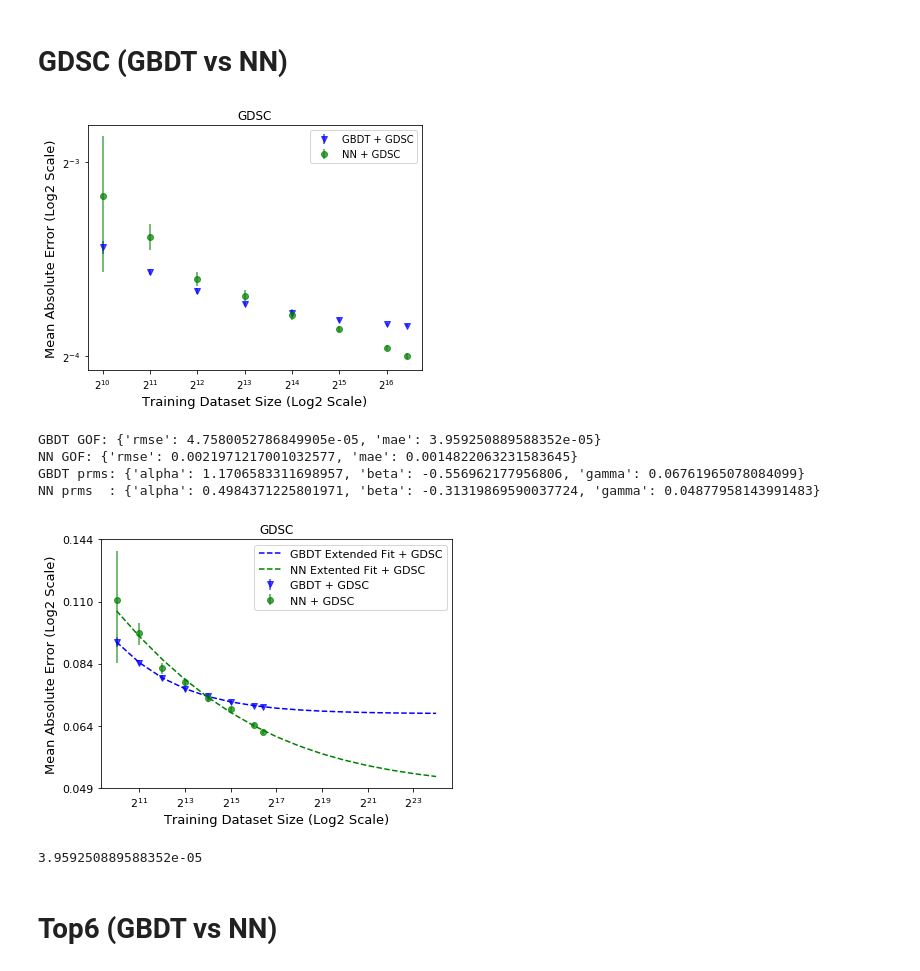
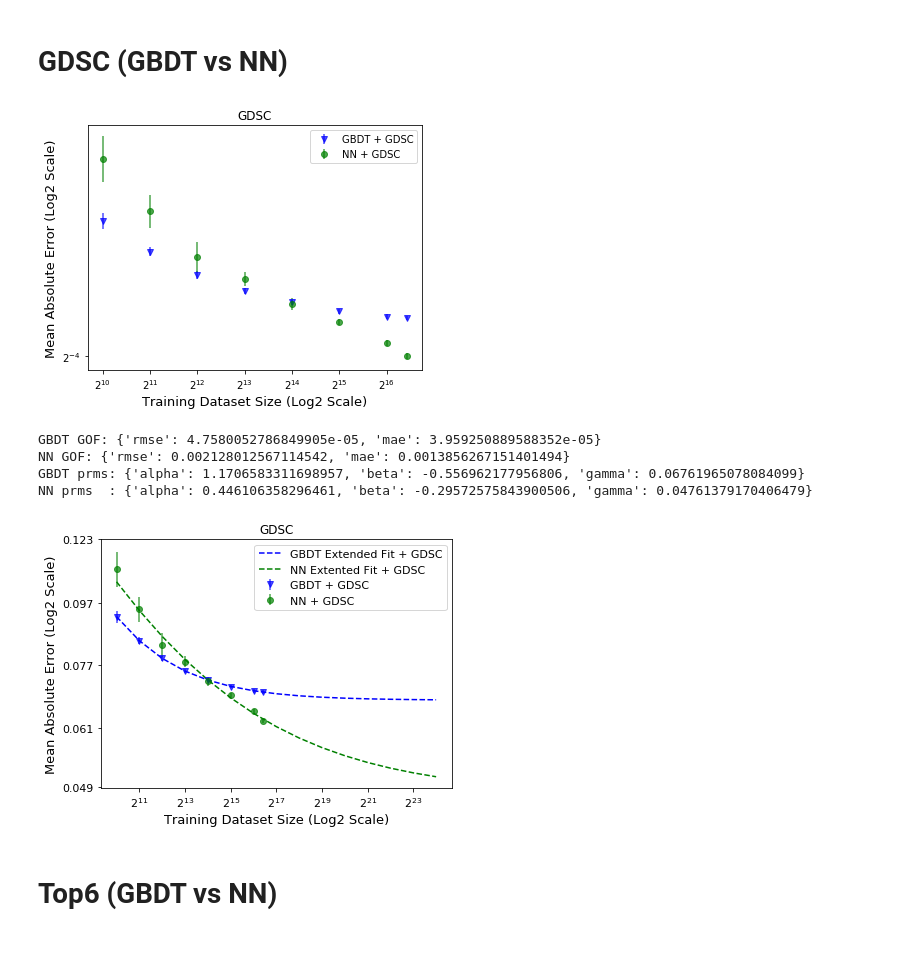
Before and after one commit to adpartin/LearningCurves, a Jupyter notebook: notebooks/ppr_rslt_cmpr_ml.ipynb, the cells around one changed output. Drawn from its saved outputs; the diff is of its cells as text; code cells hidden in the pictures.

```diff
--- a/notebooks/ppr_rslt_cmpr_ml.ipynb
+++ b/notebooks/ppr_rslt_cmpr_ml.ipynb
@@ -123,14 +123,15 @@ plot_args = {'metric_name': metric_name, 'xtick_scale': 'log2', 'ytick_scale': '
 # %% [markdown]
 ### GDSC GBDT
 # %%
-# lgb_gdsc = avg_runs(base_dir=Path('/vol/ml/apartin/projects/LearningCurves/trn.gdsc/split_on_none/multi_seed_lgbm_100_trees'))
-lgb_gdsc = pd.read_csv(Path('/vol/ml/apartin/projects/LearningCurves/trn.gdsc/split_on_none/multi_seed_lgbm_100_trees/scores.csv'))
+lgb_gdsc = avg_runs(base_dir=Path('/vol/ml/apartin/projects/LearningCurves/trn.gdsc/split_on_none/multi_seed_lgbm_100_trees'))
+# lgb_gdsc = pd.read_csv(Path('/vol/ml/apartin/projects/LearningCurves/trn.gdsc/split_on_none/multi_seed_lgbm_100_trees/scores.csv'))  # Better!
 # %% [markdown]
 ### GDSC NN
 # %% [markdown]
 **Final multi-run**
 # %%
-nn_gdsc = pd.read_csv(Path('/vol/ml/apartin/projects/LearningCurves/trn.gdsc/split_on_none/nn_reg0/scores.csv'))
+# nn_gdsc = pd.read_csv(Path('/vol/ml/apartin/projects/LearningCurves/trn.gdsc/split_on_none/nn_reg0/scores.csv'))
+nn_gdsc = pd.read_csv(Path('/vol/ml/apartin/projects/LearningCurves/trn.gdsc/split_on_none/nn_reg0_sub/scores.csv'))
 # %%
 # From a few recent runs
 # nn_gdsc = avg_runs(base_dir=Path('/vol/ml/apartin/projects/LearningCurves/trn.gdsc/split_on_none/nn_reg_ls_best'))
@@ -258,7 +261,7 @@ ax.set_title('GDSC')
 ax.legend(frameon=True, fontsize=10, loc='best')
 ax.grid(False)
 # %% [output]
-[figure, old version]
+[figure, new version]
 # %%
 def plot_lc_fit(x, y, xf, yf, yfit, xext=None, yext=None, xtick_scale='log2', ytick_scale='log2', figsize=(6, 4.5), ax=None,
                fit_line_color='b', extrp_point_color='r', fit_line_ls='--', extrp_point_marker='o'):
@@ -307,6 +310,7 @@ def plot_lc_fit(x, y, xf, yf, yfit, xext=None, yext=None, xtick_scale='log2', yt
 
 # plt.savefig(base_dir/('{}_extrap_{}.png'.format(src, ytick_scale)), dpi=200)
 # %%
+save = False
 ax = None
 
 # ----------------------------------------------------
@@ -382,41 +386,39 @@ ax = lrn_crv_plot.plot_lrn_crv_new(x=x, y=y, yerr=yerr,
 #                                    **plot_args, color='g', label='NN Fit + GDSC')
 
 # GBDT Extrapolate Plot
 ax = lrn_crv_plot.plot_lrn_crv_new(x=xext_far, y=yext_far,
                                    ax=ax, ls='--', marker='', alpha=1,
                                    **plot_args, color='g', label='NN Extented Fit + GDSC')
 
 # ----------------------------------------------------
 # General axes prms
 # https://matplotlib.org/3.1.1/api/_as_gen/matplotlib.axes.Axes.tick_params.html
 ax.tick_params(axis='both', labelsize=11)
 
 # Set X axis
 xlim = ax.get_xlim()
 # ax.set_xticks([2**i for i in range(8, 18)])
 # ax.set_xlim([xlim[0], 2**18])
 
 # Set Y axis
 ax = set_yticks_ap(ax)
 
 ax.set_title('GDSC')
 ax.legend(frameon=True, fontsize=11, loc='best');
 ax.grid(False)
 plt.tight_layout()
-plt.savefig(save_fig_path/'gbdt_vs_nn_on_{}.png'.format(data_name), dpi=200)
+
+if save:
+    plt.savefig(save_fig_path/'gbdt_vs_nn_on_{}.png'.format(data_name), dpi=200)
 
 print('GBDT prms:', prms_lgb)
 print('NN prms  :', prms_nn)
 # %% [output]
 GBDT GOF: {'rmse': 4.7580052786849905e-05, 'mae': 3.959250889588352e-05}
-NN GOF: {'rmse': 0.0021971217001032577, 'mae': 0.0014822063231583645}
+NN GOF: {'rmse': 0.002128012567114542, 'mae': 0.0013856267151401494}
 GBDT prms: {'alpha': 1.1706583311698957, 'beta': -0.556962177956806, 'gamma': 0.06761965078084099}
-NN prms  : {'alpha': 0.4984371225801971, 'beta': -0.31319869590037724, 'gamma': 0.04877958143991483}
+NN prms  : {'alpha': 0.446106358296461, 'beta': -0.29572575843900506, 'gamma': 0.04761379170406479}
-[figure, old version]
+[figure, new version]
-# %%
-3.959250889588352e-05
-# %% [output]
-3.959250889588352e-05
 # %% [markdown]
 # Top6 (GBDT vs NN)
 # %%
```
Also changed, not shown: parts of 5 cells of this notebook, 36 other files.
